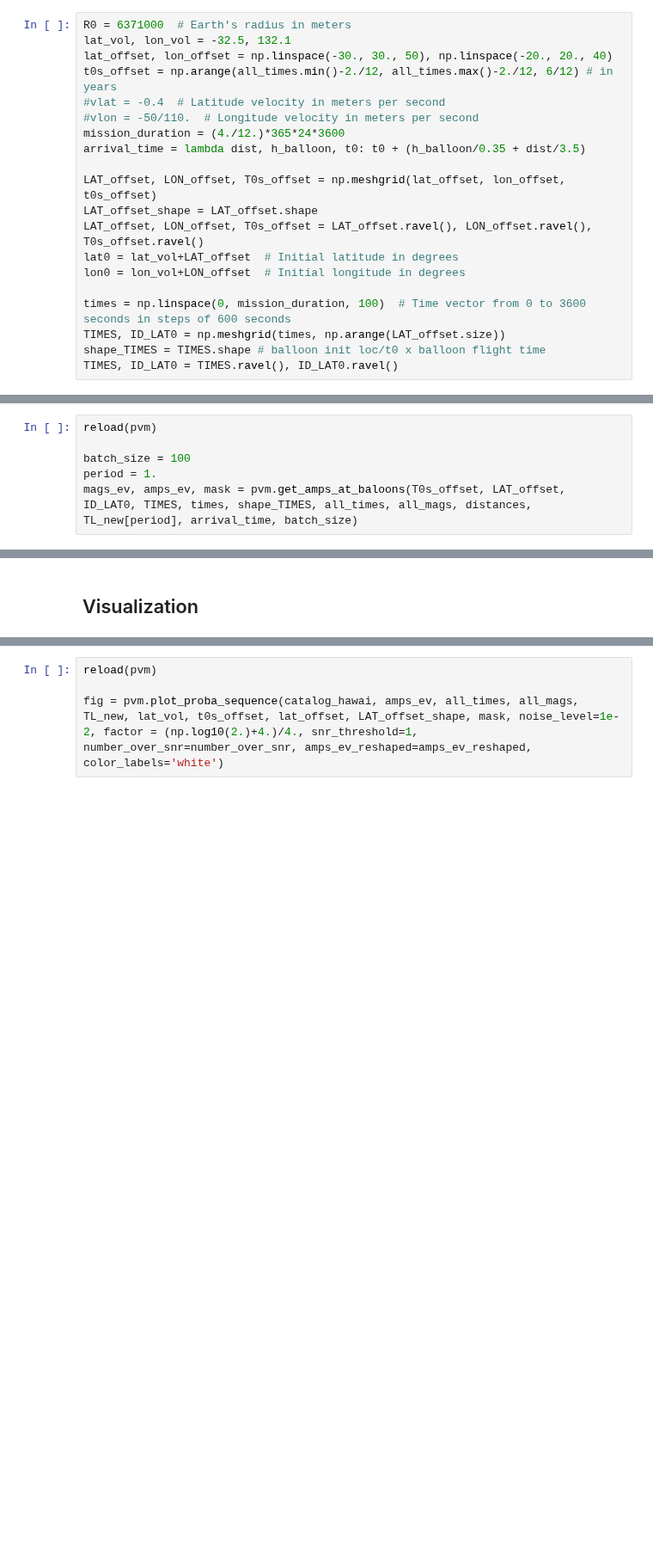
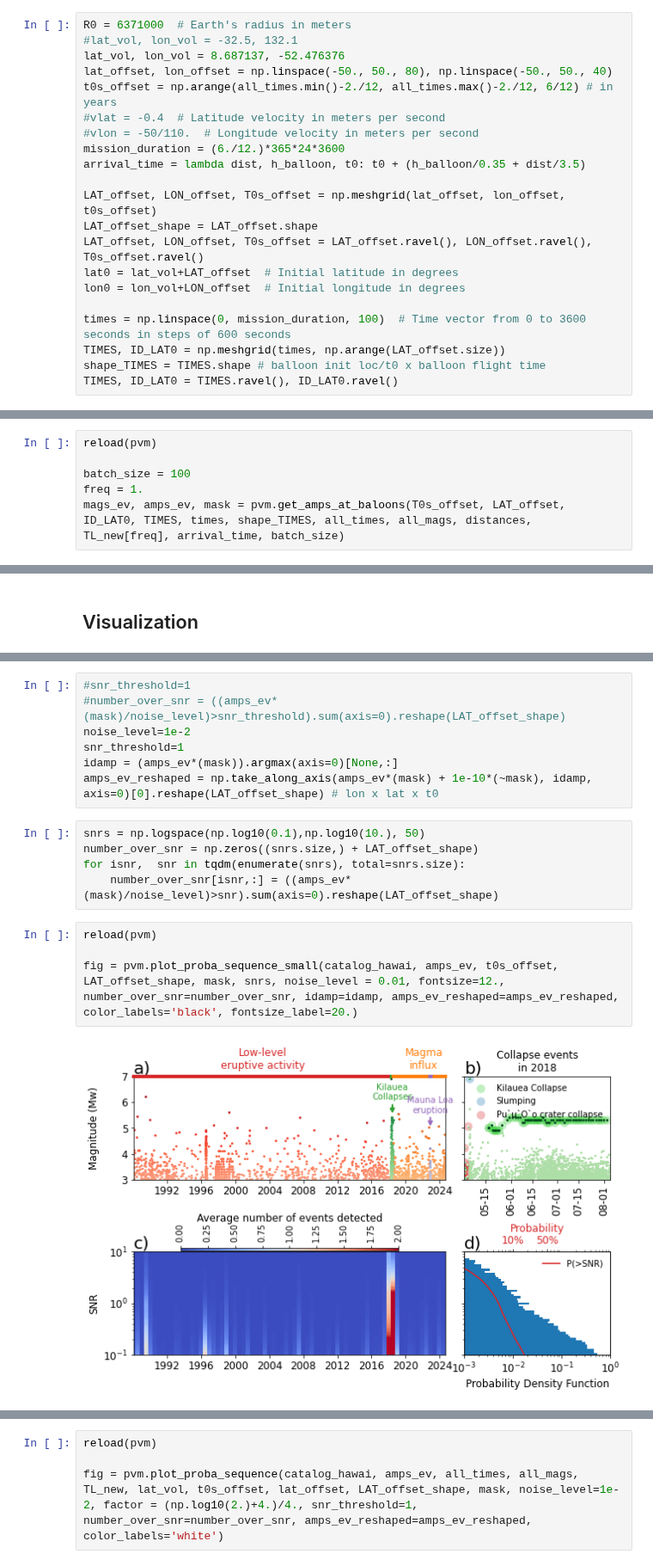
Before and after one commit to QuentinBrissaud/Venus_Detectability, a Jupyter notebook: compute_proba_detection_hawai.ipynb, the cells around one changed output, grey strips where cells are left out. Shown at 86% size. Cells and saved outputs as stored; diff of their text form; blank space fills up the shorter version.

```diff
--- a/compute_proba_detection_hawai.ipynb
+++ b/compute_proba_detection_hawai.ipynb
@@ -82,12 +98,13 @@ wind_direction_interpolator, wind_strength_interpolator, _ = VCD.get_winds_inter
 ## Parameter space for flights
 # %%
 R0 = 6371000  # Earth's radius in meters
-lat_vol, lon_vol = -32.5, 132.1
-lat_offset, lon_offset = np.linspace(-30., 30., 50), np.linspace(-20., 20., 40)
+#lat_vol, lon_vol = -32.5, 132.1
+lat_vol, lon_vol = 8.687137, -52.476376
+lat_offset, lon_offset = np.linspace(-50., 50., 80), np.linspace(-50., 50., 40)
 t0s_offset = np.arange(all_times.min()-2./12, all_times.max()-2./12, 6/12) # in years
 #vlat = -0.4  # Latitude velocity in meters per second
 #vlon = -50/110.  # Longitude velocity in meters per second
-mission_duration = (4./12.)*365*24*3600
+mission_duration = (6./12.)*365*24*3600
 arrival_time = lambda dist, h_balloon, t0: t0 + (h_balloon/0.35 + dist/3.5)
 
 LAT_offset, LON_offset, T0s_offset = np.meshgrid(lat_offset, lon_offset, t0s_offset)
@@ -112,6 +172,6 @@ distances = pvm.haversine_distance(latitudes, longitudes, lat_vol, lon_vol, R0)
 reload(pvm)
 
 batch_size = 100
-period = 1.
-mags_ev, amps_ev, mask = pvm.get_amps_at_baloons(T0s_offset, LAT_offset, ID_LAT0, TIMES, times, shape_TIMES, all_times, all_mags, distances, TL_new[period], arrival_time, batch_size)
+freq = 1.
+mags_ev, amps_ev, mask = pvm.get_amps_at_baloons(T0s_offset, LAT_offset, ID_LAT0, TIMES, times, shape_TIMES, all_times, all_mags, distances, TL_new[freq], arrival_time, batch_size)
 # %%
@@ -130,0 +193,18 @@ with open(file, 'wb') as f:
+# %%
+#snr_threshold=1
+#number_over_snr = ((amps_ev*(mask)/noise_level)>snr_threshold).sum(axis=0).reshape(LAT_offset_shape)
+noise_level=1e-2
+snr_threshold=1
+idamp = (amps_ev*(mask)).argmax(axis=0)[None,:]
+amps_ev_reshaped = np.take_along_axis(amps_ev*(mask) + 1e-10*(~mask), idamp, axis=0)[0].reshape(LAT_offset_shape) # lon x lat x t0
+# %%
+snrs = np.logspace(np.log10(0.1),np.log10(10.), 50)
+number_over_snr = np.zeros((snrs.size,) + LAT_offset_shape)
+for isnr,  snr in tqdm(enumerate(snrs), total=snrs.size):
+    number_over_snr[isnr,:] = ((amps_ev*(mask)/noise_level)>snr).sum(axis=0).reshape(LAT_offset_shape)
+# %%
+reload(pvm)
+
+fig = pvm.plot_proba_sequence_small(catalog_hawai, amps_ev, t0s_offset, LAT_offset_shape, mask, snrs, noise_level = 0.01, fontsize=12., number_over_snr=number_over_snr, idamp=idamp, amps_ev_reshaped=amps_ev_reshaped, color_labels='black', fontsize_label=20.)
+# %% [output]
+[figure, added]
```
Also changed, not shown: parts of 15 cells of this notebook, 19 other files.
